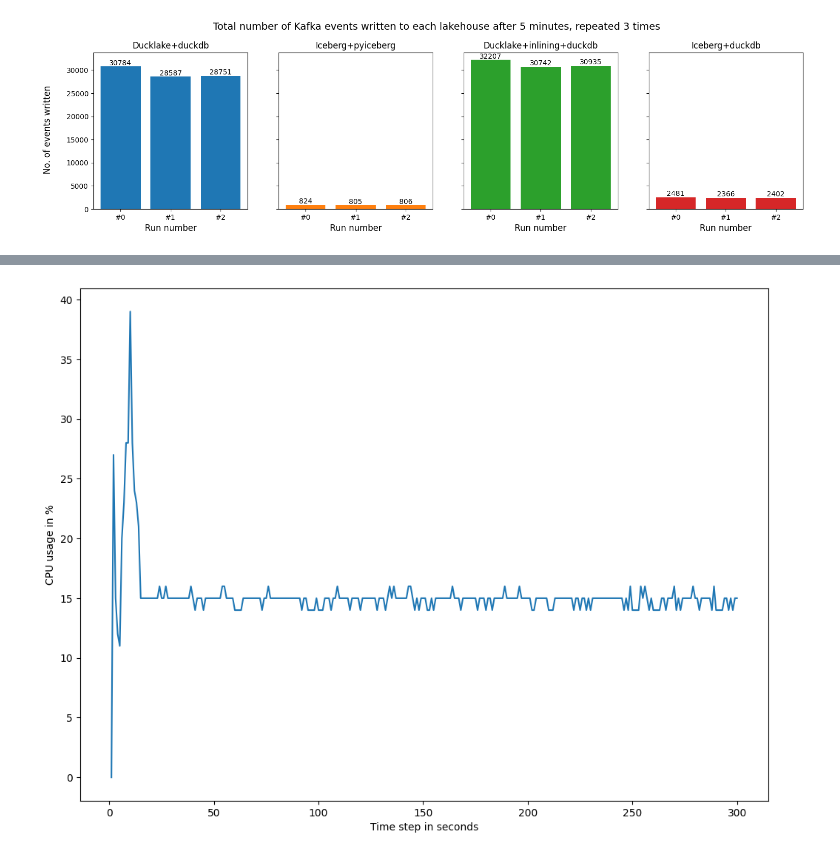
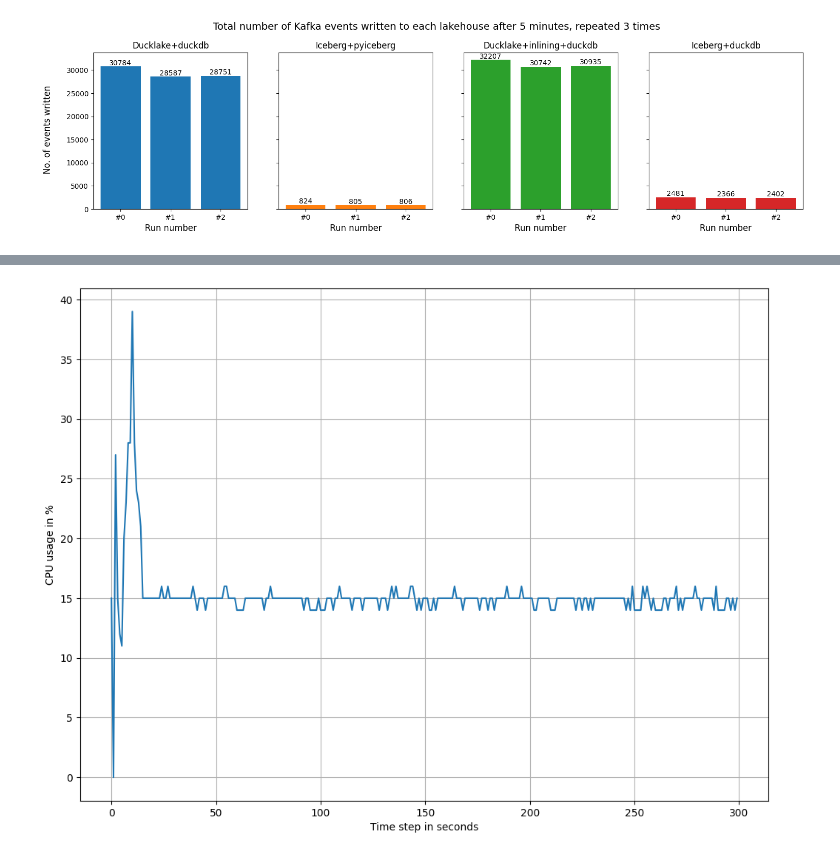
Before and after one commit to schmidtvinicius/thesis, a Jupyter notebook: benchmark/analysis/analysis.ipynb, the cells around one changed output, grey strips where cells are left out. Saved outputs shown, nothing was run; the diff lists cells and outputs as text; code cells hidden in the pictures.

```diff
--- a/benchmark/analysis/analysis.ipynb
+++ b/benchmark/analysis/analysis.ipynb
@@ -103,12 +104,14 @@ plt.show()
 [figure]
 # %%
 def get_hardware_metrics(run_id: int):
-    return conn.query("SELECT id, " \
+    return conn.query("SELECT id % 300 AS time_step, " \
+                        "experiment_id, " \
                         "cpu_percentage, " \
                         "COALESCE(bytes_written - LAG(bytes_written) OVER (ORDER BY id), 0) AS bytes_written_clean," \
                         "COALESCE(write_time_ms - LAG(write_time_ms) OVER (ORDER BY id), 0) AS write_time_clean " \
                         "FROM hardware_metrics " \
-                        "WHERE experiment_id = ?;", params=[run_id]).fetchnumpy()
+                        "WHERE experiment_id = ? " \
+                        "ORDER BY experiment_id;", params=[run_id]).fetchnumpy()
 
 hardware_metrics = get_hardware_metrics(1)
 # %%
@@ -140,9 +155,10 @@ plot_disk_io_stats([get_hardware_metrics(i) for i in range(1,4)])
 # %%
 plt.figure(figsize=(12,9))
 ax = plt.subplot()
+ax.grid(visible=True)
 ax.set_xlabel("Time step in seconds")
 ax.set_ylabel("CPU usage in %")
-sns.lineplot(hardware_metrics, x="id", y="cpu_percentage")
+sns.lineplot(get_hardware_metrics(1), x="time_step", y="cpu_percentage")
 plt.show()
 # %% [output]
-[figure, old version]
+[figure, new version]
```
Also changed, not shown: parts of 11 cells of this notebook, 1 other file.
